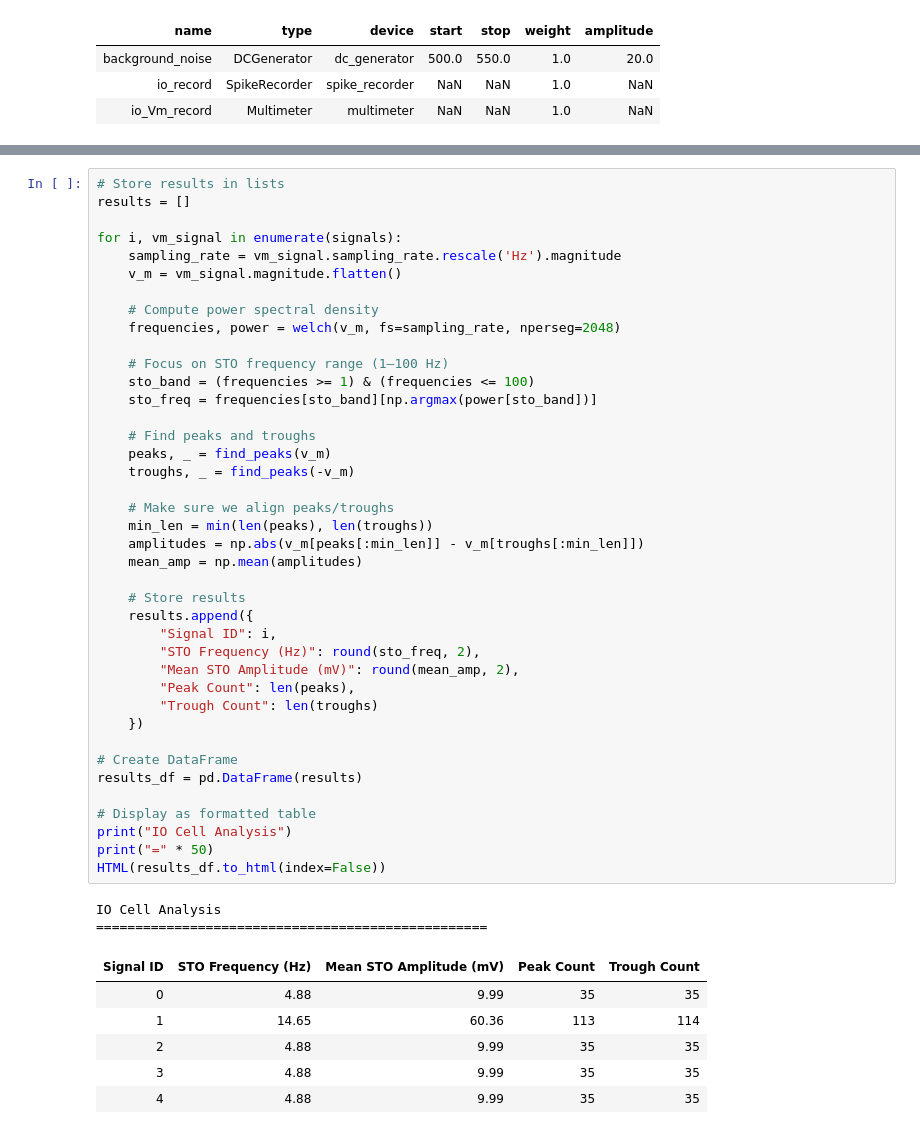
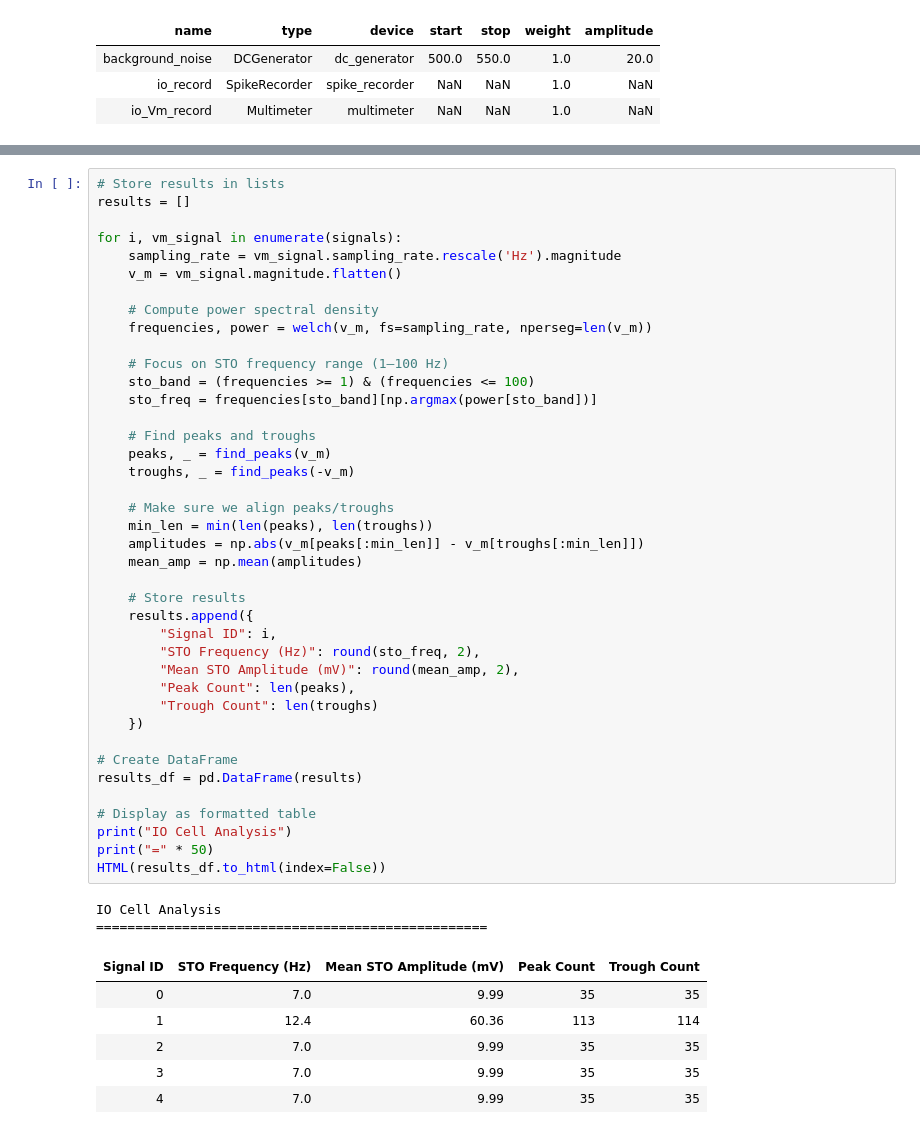
Before and after one commit to FrassettoN/io-gap-junctions-network, a Jupyter notebook: io_volume_eglif.ipynb, the cells around one changed output, grey strips where cells are left out. Drawn from its saved outputs; the diff is of its cells as text.

```diff
--- a/io_volume_eglif.ipynb
+++ b/io_volume_eglif.ipynb
@@ -95,7 +95,7 @@ for i, vm_signal in enumerate(signals):
     v_m = vm_signal.magnitude.flatten()
 
     # Compute power spectral density
-    frequencies, power = welch(v_m, fs=sampling_rate, nperseg=2048)
+    frequencies, power = welch(v_m, fs=sampling_rate, nperseg=len(v_m))
 
     # Focus on STO frequency range (1–100 Hz)
     sto_band = (frequencies >= 1) & (frequencies <= 100)
@@ -103,35 +103,35 @@ for i, vm_signal in enumerate(signals):
 
     # Find peaks and troughs
     peaks, _ = find_peaks(v_m)
     troughs, _ = find_peaks(-v_m)
 
     # Make sure we align peaks/troughs
     min_len = min(len(peaks), len(troughs))
     amplitudes = np.abs(v_m[peaks[:min_len]] - v_m[troughs[:min_len]])
     mean_amp = np.mean(amplitudes)
 
     # Store results
     results.append({
         "Signal ID": i,
         "STO Frequency (Hz)": round(sto_freq, 2),
         "Mean STO Amplitude (mV)": round(mean_amp, 2),
         "Peak Count": len(peaks),
         "Trough Count": len(troughs)
     })
 
 # Create DataFrame
 results_df = pd.DataFrame(results)
 
 # Display as formatted table
 print("IO Cell Analysis")
 print("=" * 50)
 HTML(results_df.to_html(index=False))
 # %% [output]
 IO Cell Analysis
 ==================================================
 | Signal ID | STO Frequency (Hz) | Mean STO Amplitude (mV) | Peak Count | Trough Count |
-| 0 | 4.88 | 9.99 | 35 | 35 |
-| 1 | 14.65 | 60.36 | 113 | 114 |
-| 2 | 4.88 | 9.99 | 35 | 35 |
-| 3 | 4.88 | 9.99 | 35 | 35 |
-| 4 | 4.88 | 9.99 | 35 | 35 |
+| 0 | 7.0 | 9.99 | 35 | 35 |
+| 1 | 12.4 | 60.36 | 113 | 114 |
+| 2 | 7.0 | 9.99 | 35 | 35 |
+| 3 | 7.0 | 9.99 | 35 | 35 |
+| 4 | 7.0 | 9.99 | 35 | 35 |
```
Also changed, not shown: parts of 2 cells of this notebook.
